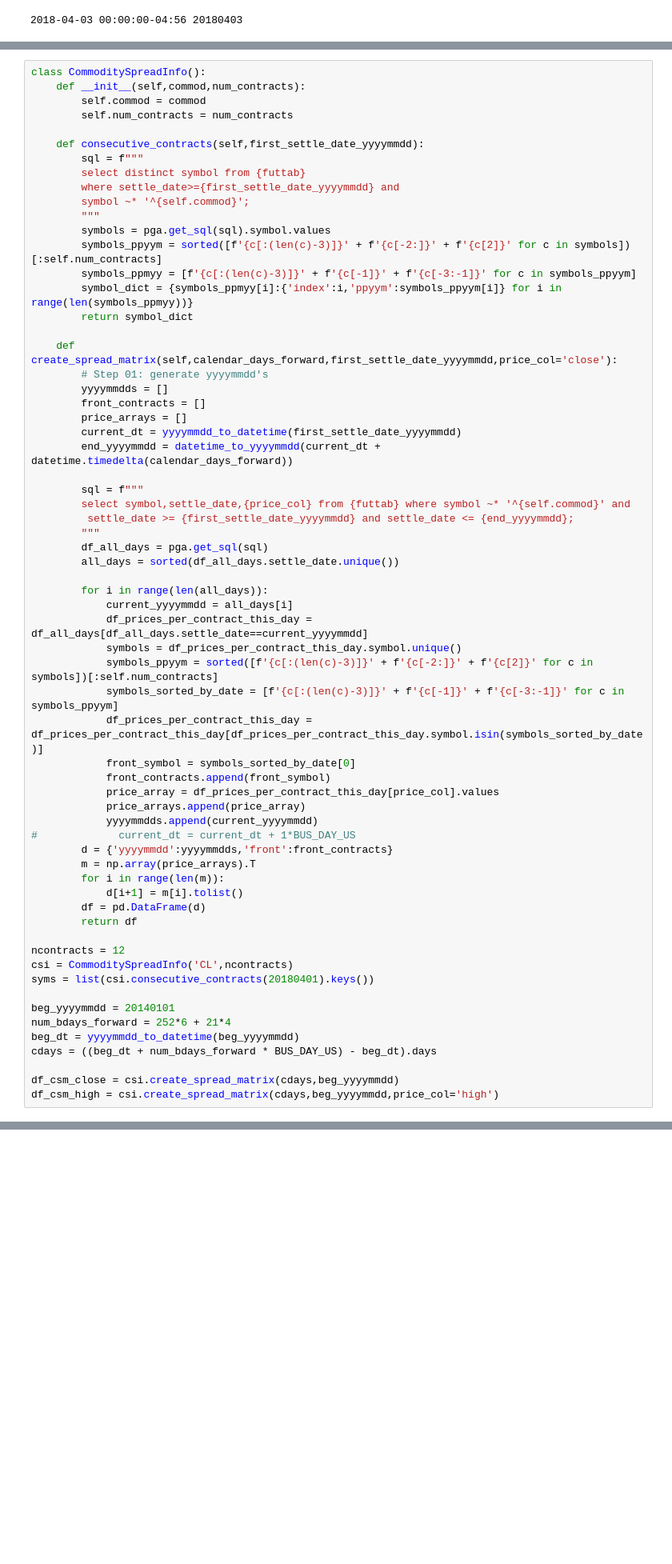
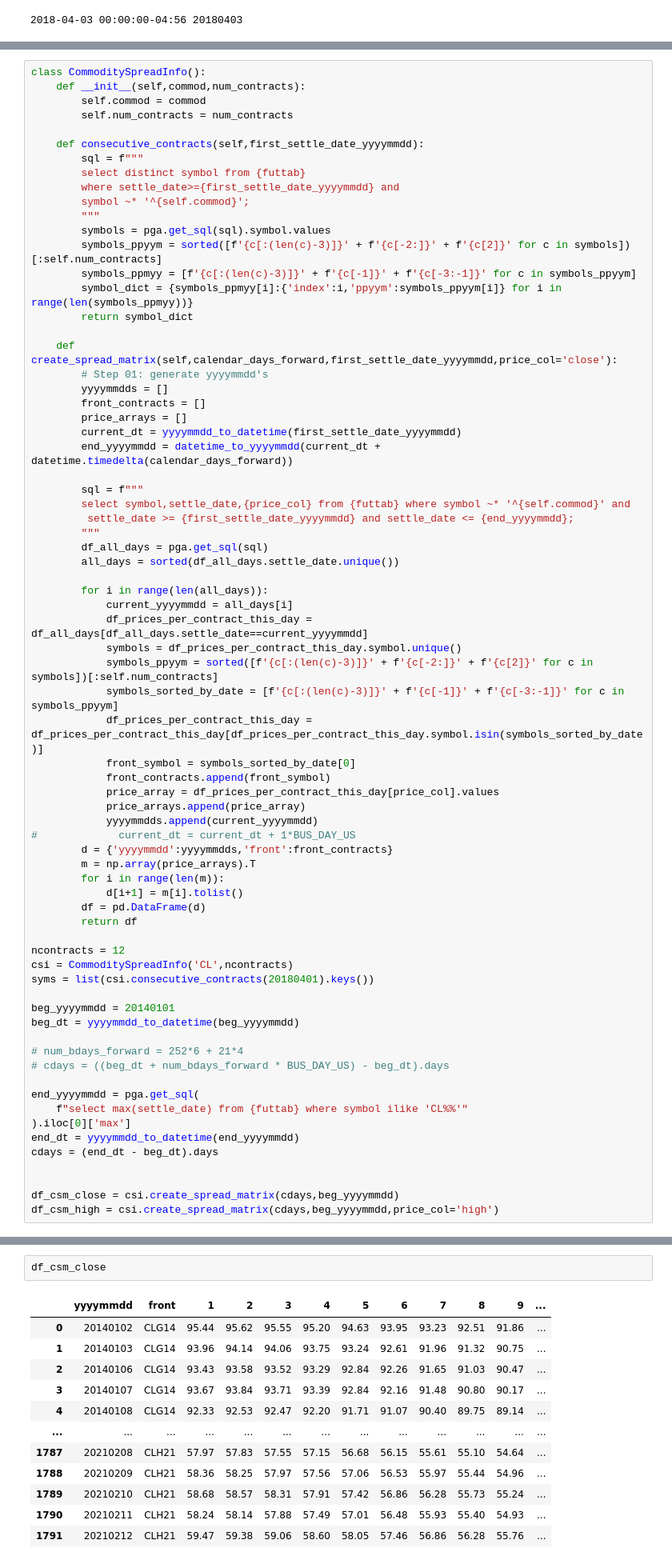
Before and after one commit to bgithub1/barchartacs, a Jupyter notebook: barchartacs/research_commod_spread_analysis.ipynb, the cells around one changed output, grey strips where cells are left out. Shown at 80% size. Cells and saved outputs as stored; diff of their text form; blank space fills up the shorter version.

```diff
--- a/barchartacs/research_commod_spread_analysis.ipynb
+++ b/barchartacs/research_commod_spread_analysis.ipynb
@@ -180,9 +184,17 @@ csi = CommoditySpreadInfo('CL',ncontracts)
 syms = list(csi.consecutive_contracts(20180401).keys())
 
 beg_yyyymmdd = 20140101
-num_bdays_forward = 252*6 + 21*4
 beg_dt = yyyymmdd_to_datetime(beg_yyyymmdd)
-cdays = ((beg_dt + num_bdays_forward * BUS_DAY_US) - beg_dt).days
+
+# num_bdays_forward = 252*6 + 21*4
+# cdays = ((beg_dt + num_bdays_forward * BUS_DAY_US) - beg_dt).days
+
+end_yyyymmdd = pga.get_sql(
+    f"select max(settle_date) from {futtab} where symbol ilike 'CL%%'"
+).iloc[0]['max']
+end_dt = yyyymmdd_to_datetime(end_yyyymmdd)
+cdays = (end_dt - beg_dt).days
+
 
 df_csm_close = csi.create_spread_matrix(cdays,beg_yyyymmdd)
 df_csm_high = csi.create_spread_matrix(cdays,beg_yyyymmdd,price_col='high')
@@ -192,0 +205,15 @@ df_csm_close.yyyymmdd.max(),df_csm_close.yyyymmdd.min()
+# %%
+df_csm_close
+# %% [output]
+|  | yyyymmdd | front | 1 | 2 | 3 | 4 | 5 | 6 | 7 | 8 | 9 | ... |
+| 0 | 20140102 | CLG14 | 95.44 | 95.62 | 95.55 | 95.20 | 94.63 | 93.95 | 93.23 | 92.51 | 91.86 | ... |
+| 1 | 20140103 | CLG14 | 93.96 | 94.14 | 94.06 | 93.75 | 93.24 | 92.61 | 91.96 | 91.32 | 90.75 | ... |
+| 2 | 20140106 | CLG14 | 93.43 | 93.58 | 93.52 | 93.29 | 92.84 | 92.26 | 91.65 | 91.03 | 90.47 | ... |
+| 3 | 20140107 | CLG14 | 93.67 | 93.84 | 93.71 | 93.39 | 92.84 | 92.16 | 91.48 | 90.80 | 90.17 | ... |
+| 4 | 20140108 | CLG14 | 92.33 | 92.53 | 92.47 | 92.20 | 91.71 | 91.07 | 90.40 | 89.75 | 89.14 | ... |
+| ... | ... | ... | ... | ... | ... | ... | ... | ... | ... | ... | ... | ... |
+| 1787 | 20210208 | CLH21 | 57.97 | 57.83 | 57.55 | 57.15 | 56.68 | 56.15 | 55.61 | 55.10 | 54.64 | ... |
+| 1788 | 20210209 | CLH21 | 58.36 | 58.25 | 57.97 | 57.56 | 57.06 | 56.53 | 55.97 | 55.44 | 54.96 | ... |
+| 1789 | 20210210 | CLH21 | 58.68 | 58.57 | 58.31 | 57.91 | 57.42 | 56.86 | 56.28 | 55.73 | 55.24 | ... |
+| 1790 | 20210211 | CLH21 | 58.24 | 58.14 | 57.88 | 57.49 | 57.01 | 56.48 | 55.93 | 55.40 | 54.93 | ... |
+| 1791 | 20210212 | CLH21 | 59.47 | 59.38 | 59.06 | 58.60 | 58.05 | 57.46 | 56.86 | 56.28 | 55.76 | ... |
```
Also changed, not shown: parts of 28 cells of this notebook, 15 other files.
